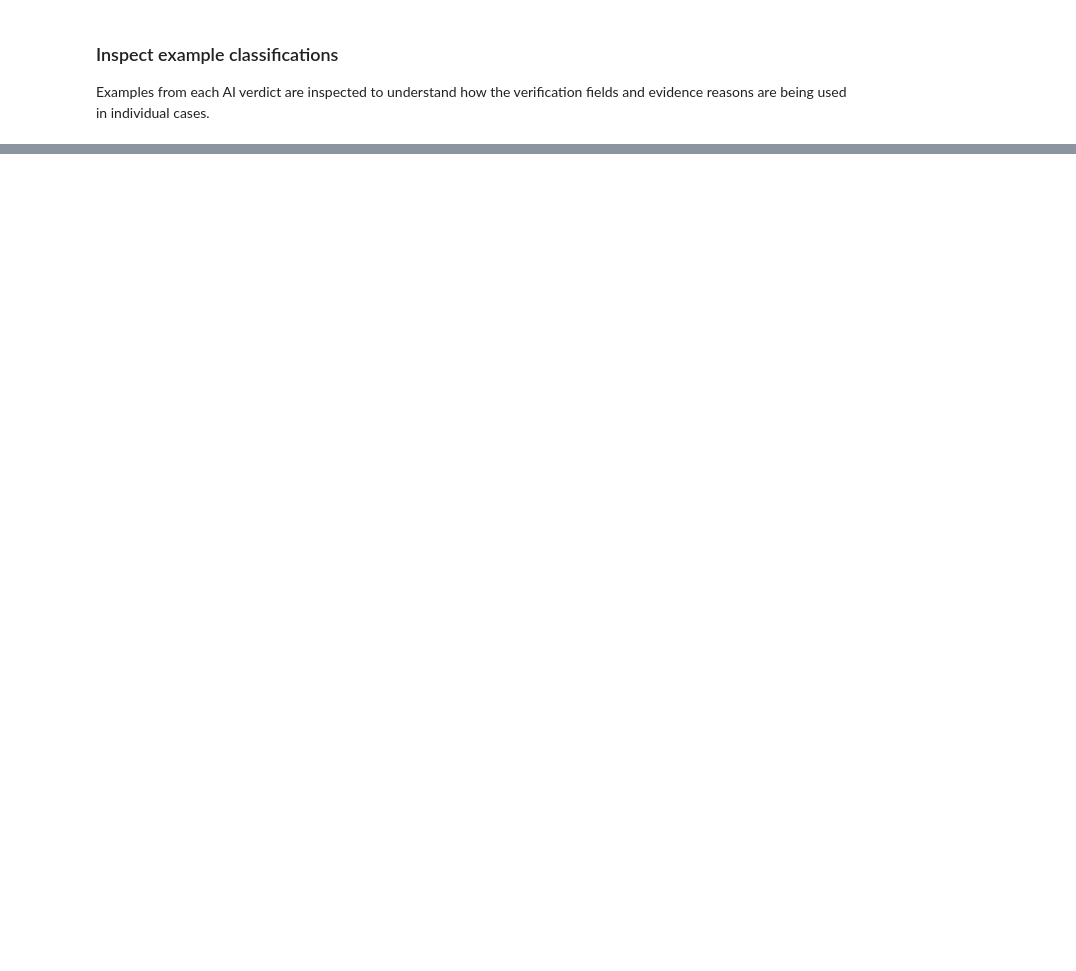
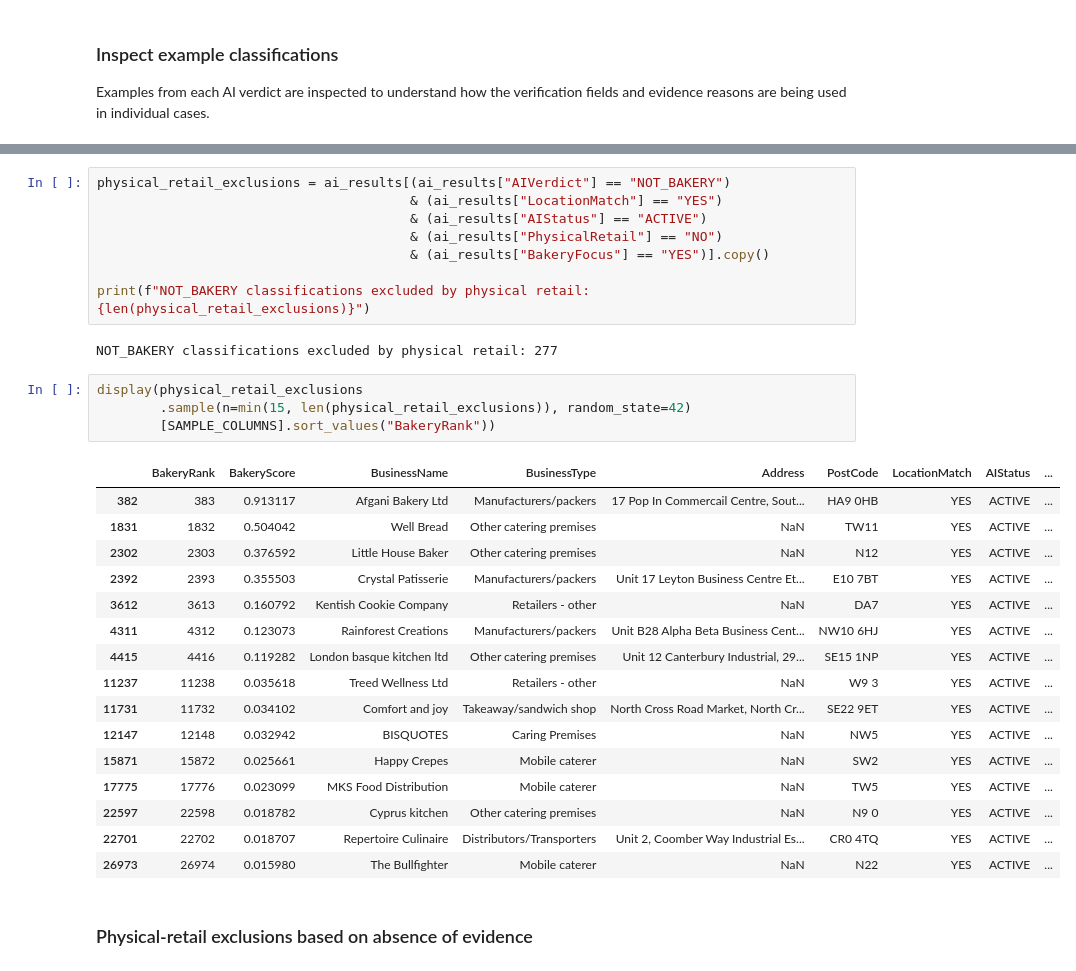
Before and after one commit to rhhythhm/london-bakery-provision, a Jupyter notebook: notebooks/bakery_manual_review_09.ipynb, the cells around one changed output, grey strips where cells are left out. Cells and saved outputs as stored; diff of their text form; blank space fills up the shorter version.

```diff
--- a/notebooks/bakery_manual_review_09.ipynb
+++ b/notebooks/bakery_manual_review_09.ipynb
@@ -281,0 +376,33 @@ UNCLEAR
+# %%
+physical_retail_exclusions = ai_results[(ai_results["AIVerdict"] == "NOT_BAKERY")
+                                        & (ai_results["LocationMatch"] == "YES")
+                                        & (ai_results["AIStatus"] == "ACTIVE")
+                                        & (ai_results["PhysicalRetail"] == "NO")
+                                        & (ai_results["BakeryFocus"] == "YES")].copy()
+
+print(f"NOT_BAKERY classifications excluded by physical retail: {len(physical_retail_exclusions)}")
+# %% [output]
+NOT_BAKERY classifications excluded by physical retail: 277
+# %%
+display(physical_retail_exclusions
+        .sample(n=min(15, len(physical_retail_exclusions)), random_state=42)
+        [SAMPLE_COLUMNS].sort_values("BakeryRank"))
+# %% [output]
+|  | BakeryRank | BakeryScore | BusinessName | BusinessType | Address | PostCode | LocationMatch | AIStatus | ... |
+| 382 | 383 | 0.913117 | Afgani Bakery Ltd | Manufacturers/packers | 17 Pop In Commercail Centre, Sout... | HA9 0HB | YES | ACTIVE | ... |
+| 1831 | 1832 | 0.504042 | Well Bread | Other catering premises | NaN | TW11 | YES | ACTIVE | ... |
+| 2302 | 2303 | 0.376592 | Little House Baker | Other catering premises | NaN | N12 | YES | ACTIVE | ... |
+| 2392 | 2393 | 0.355503 | Crystal Patisserie | Manufacturers/packers | Unit 17 Leyton Business Centre Et... | E10 7BT | YES | ACTIVE | ... |
+| 3612 | 3613 | 0.160792 | Kentish Cookie Company | Retailers - other | NaN | DA7 | YES | ACTIVE | ... |
+| 4311 | 4312 | 0.123073 | Rainforest Creations | Manufacturers/packers | Unit B28 Alpha Beta Business Cent... | NW10 6HJ | YES | ACTIVE | ... |
+| 4415 | 4416 | 0.119282 | London basque kitchen ltd | Other catering premises | Unit 12 Canterbury Industrial, 29... | SE15 1NP | YES | ACTIVE | ... |
+| 11237 | 11238 | 0.035618 | Treed Wellness Ltd | Retailers - other | NaN | W9 3 | YES | ACTIVE | ... |
+| 11731 | 11732 | 0.034102 | Comfort and joy | Takeaway/sandwich shop | North Cross Road Market, North Cr... | SE22 9ET | YES | ACTIVE | ... |
+| 12147 | 12148 | 0.032942 | BISQUOTES | Caring Premises | NaN | NW5 | YES | ACTIVE | ... |
+| 15871 | 15872 | 0.025661 | Happy Crepes | Mobile caterer | NaN | SW2 | YES | ACTIVE | ... |
+| 17775 | 17776 | 0.023099 | MKS Food Distribution | Mobile caterer | NaN | TW5 | YES | ACTIVE | ... |
+| 22597 | 22598 | 0.018782 | Cyprus kitchen | Other catering premises | NaN | N9 0 | YES | ACTIVE | ... |
+| 22701 | 22702 | 0.018707 | Repertoire Culinaire | Distributors/Transporters | Unit 2, Coomber Way Industrial Es... | CR0 4TQ | YES | ACTIVE | ... |
+| 26973 | 26974 | 0.015980 | The Bullfighter | Mobile caterer | NaN | N22 | YES | ACTIVE | ... |
+# %% [markdown]
+### Physical-retail exclusions based on absence of evidence
```
Also changed, not shown: parts of 15 cells of this notebook, 1 other file.
